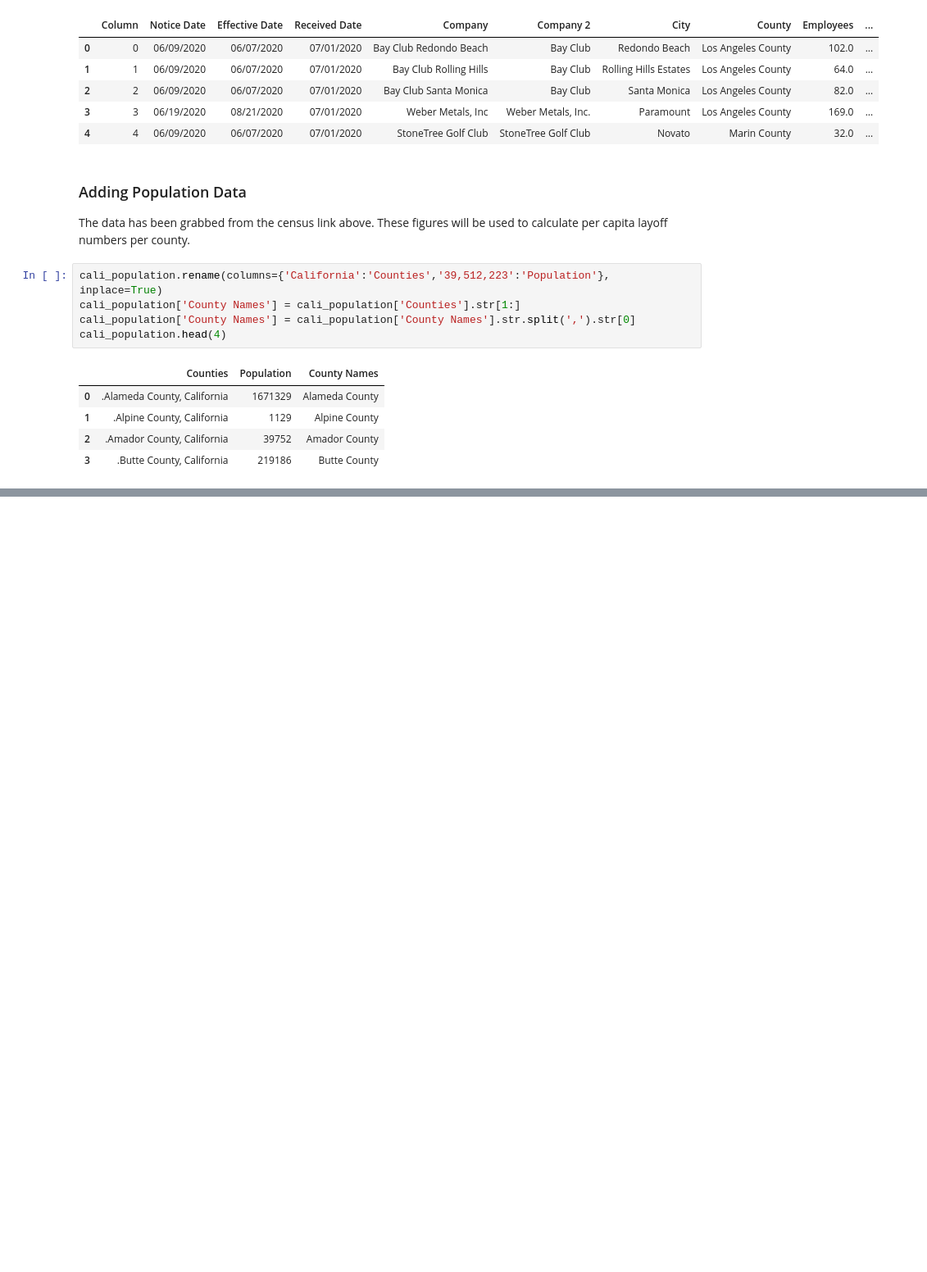
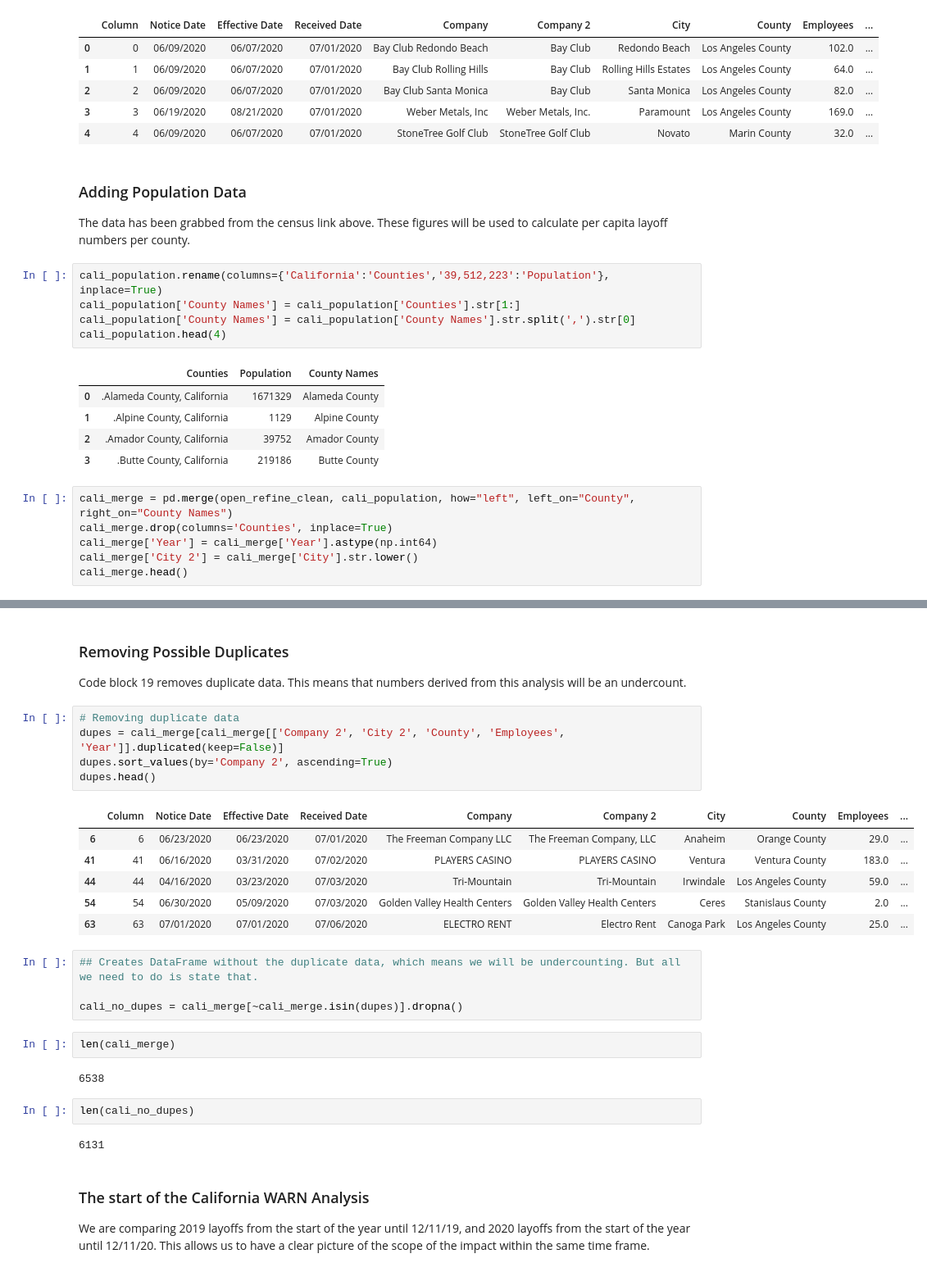
Before and after one commit to biglocalnews/WARN_Cali_analysis, a Jupyter notebook: hardest_hit/draft3_hard_hit_clean.ipynb, the cells around one changed output, grey strips where cells are left out. Shown: that part at 82% size. Saved outputs shown, nothing was run; the diff lists cells and outputs as text; blank space fills up the shorter version.

Commit message:
cleaning draft 3 NB contd

```diff
--- a/hardest_hit/draft3_hard_hit_clean.ipynb
+++ b/hardest_hit/draft3_hard_hit_clean.ipynb
@@ -177,3 +177,9 @@ cali_population.head(4)
 | 1 | .Alpine County, California | 1129 | Alpine County |
 | 2 | .Amador County, California | 39752 | Amador County |
 | 3 | .Butte County, California | 219186 | Butte County |
+# %%
+cali_merge = pd.merge(open_refine_clean, cali_population, how="left", left_on="County", right_on="County Names")
+cali_merge.drop(columns='Counties', inplace=True)
+cali_merge['Year'] = cali_merge['Year'].astype(np.int64)
+cali_merge['City 2'] = cali_merge['City'].str.lower()
+cali_merge.head()
@@ -179,0 +193,32 @@ cali_population.head(4)
+# %% [markdown]
+### Removing Possible Duplicates
+
+Code block 19 removes duplicate data. This means that numbers derived from this analysis will be an undercount.
+# %%
+# Removing duplicate data
+dupes = cali_merge[cali_merge[['Company 2', 'City 2', 'County', 'Employees', 'Year']].duplicated(keep=False)]
+dupes.sort_values(by='Company 2', ascending=True)
+dupes.head()
+# %% [output]
+|  | Column | Notice Date | Effective Date | Received Date | Company | Company 2 | City | County | Employees | ... |
+| 6 | 6 | 06/23/2020 | 06/23/2020 | 07/01/2020 | The Freeman Company LLC | The Freeman Company, LLC | Anaheim | Orange County | 29.0 | ... |
+| 41 | 41 | 06/16/2020 | 03/31/2020 | 07/02/2020 | PLAYERS CASINO | PLAYERS CASINO | Ventura | Ventura County | 183.0 | ... |
+| 44 | 44 | 04/16/2020 | 03/23/2020 | 07/03/2020 | Tri-Mountain | Tri-Mountain | Irwindale | Los Angeles County | 59.0 | ... |
+| 54 | 54 | 06/30/2020 | 05/09/2020 | 07/03/2020 | Golden Valley Health Centers | Golden Valley Health Centers | Ceres | Stanislaus County | 2.0 | ... |
+| 63 | 63 | 07/01/2020 | 07/01/2020 | 07/06/2020 | ELECTRO RENT | Electro Rent | Canoga Park | Los Angeles County | 25.0 | ... |
+# %%
+## Creates DataFrame without the duplicate data, which means we will be undercounting. But all we need to do is state that.
+
+cali_no_dupes = cali_merge[~cali_merge.isin(dupes)].dropna()
+# %%
+len(cali_merge)
+# %% [output]
+6538
+# %%
+len(cali_no_dupes)
+# %% [output]
+6131
+# %% [markdown]
+### The start of the California WARN Analysis
+
+We are comparing 2019 layoffs from the start of the year until 12/11/19, and 2020 layoffs from the start of the year until 12/11/20. This allows us to have a clear picture of the scope of the impact within the same time frame.
```
Also changed, not shown: parts of 33 cells of this notebook, 1 other file.
